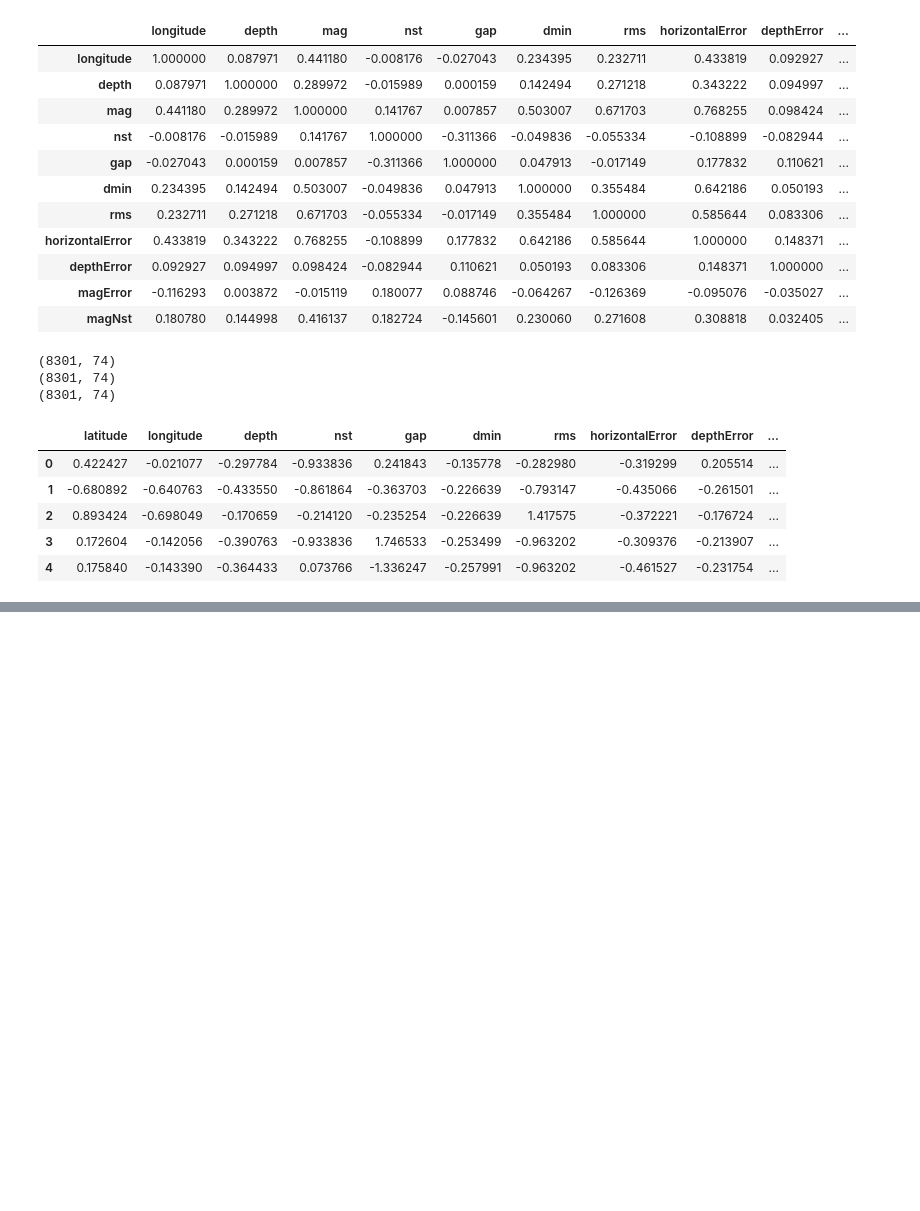
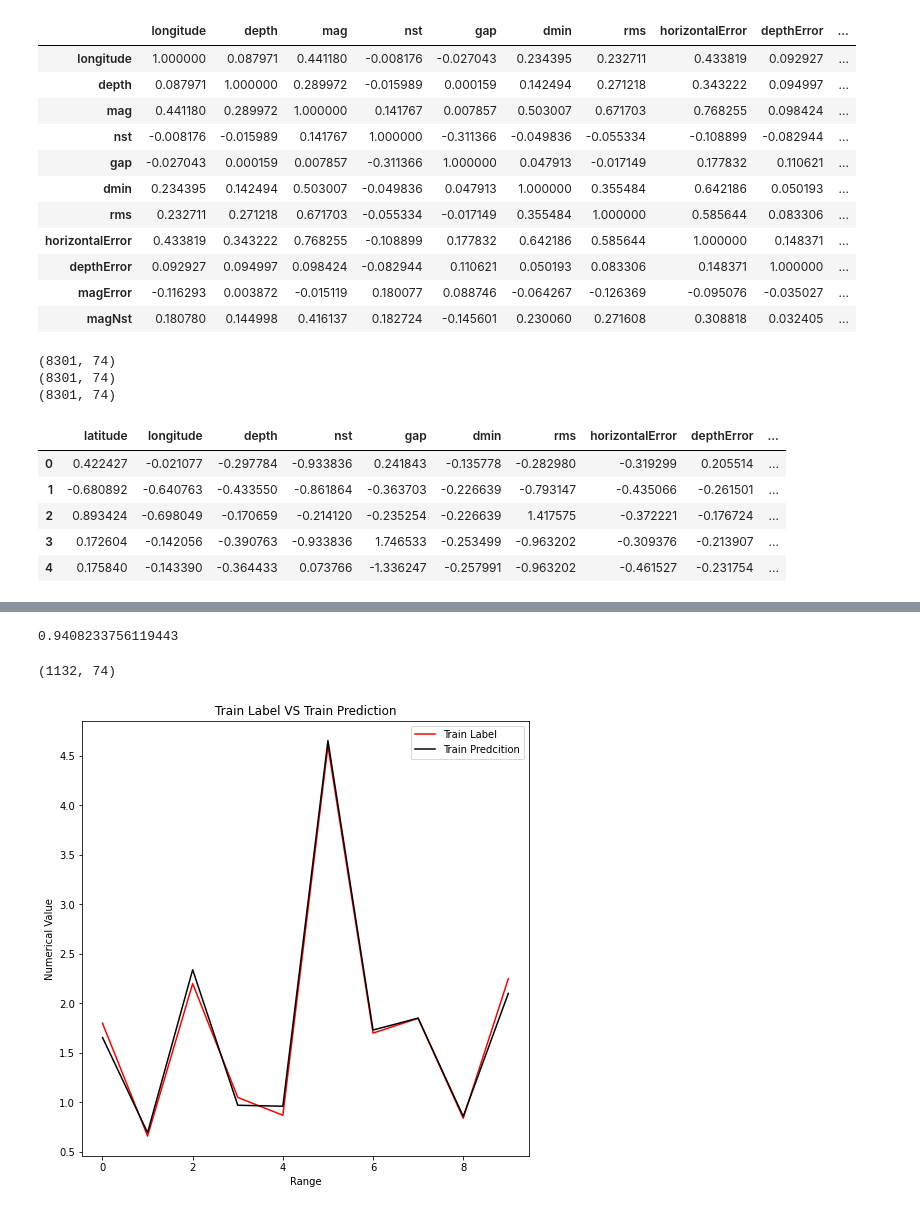
Before and after one commit to hungrycarpet/Quakedet, a Jupyter notebook: earthquake.ipynb, the cells around one changed output, grey strips where cells are left out. Saved outputs shown, nothing was run; the diff lists cells and outputs as text; code cells hidden in the pictures; blank space fills up the shorter version.

```diff
--- a/earthquake.ipynb
+++ b/earthquake.ipynb
@@ -462,3 +463,7 @@ trainX_mag2.head()
 | 4 | 0.175840 | -0.143390 | -0.364433 | 0.073766 | -1.336247 | -0.257991 | -0.963202 | -0.461527 | -0.231754 | ... |
 # %%
 from sklearn.ensemble import RandomForestRegressor
+# %%
+rfg=RandomForestRegressor(n_estimators=400,max_depth=16,oob_score=True,random_state=45)
+# %%
+rfg.fit(trainX_mag2.values,trainY_mag.values)
@@ -464,0 +478,4 @@ from sklearn.ensemble import RandomForestRegressor
+# %%
+rfg.oob_score_
+# %% [output]
+0.9408233756119443
@@ -464,0 +484,18 @@ from sklearn.ensemble import RandomForestRegressor
+# %%
+we=column_mag.transform(valX_mag)
+valX_mag2=rename_columns(we,numeric_columns_mag)
+# %% [output]
+(1132, 74)
+# %%
+r=10
+fig=plt.figure(figsize=(8,8))
+ax=fig.add_subplot(1,1,1)
+t1=ax.plot(range(r),trainY_mag[0:r],color='r',label='Train Label')
+t2=ax.plot(range(r),rfg.predict(trainX_mag2[0:r]),color='k',label='Train Predcition')
+ax.set_xlabel('Range',)
+ax.set_ylabel('Numerical Value')
+ax.legend()
+ax.set_title('Train Label VS Train Prediction')
+fig.show()
+# %% [output]
+[figure, added]
```
Also changed, not shown: parts of 8 cells of this notebook.
